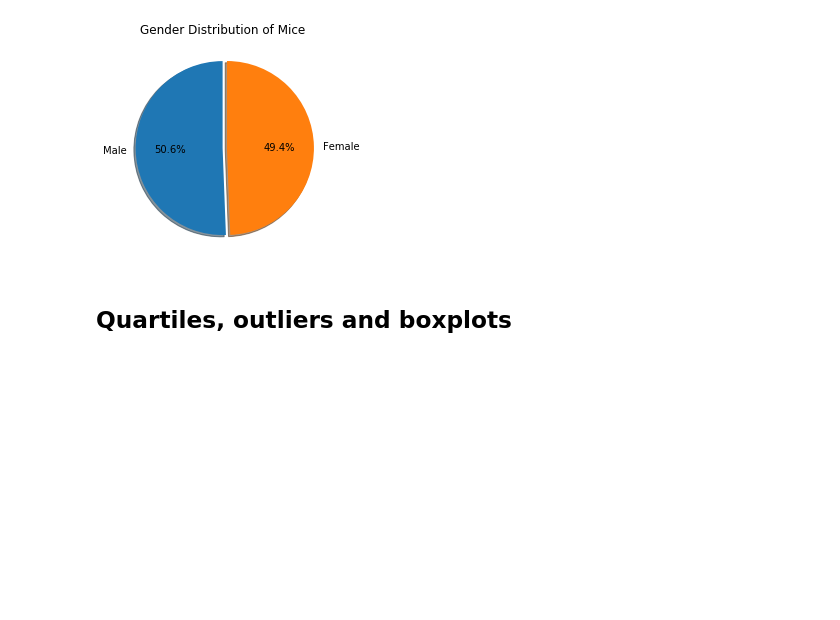
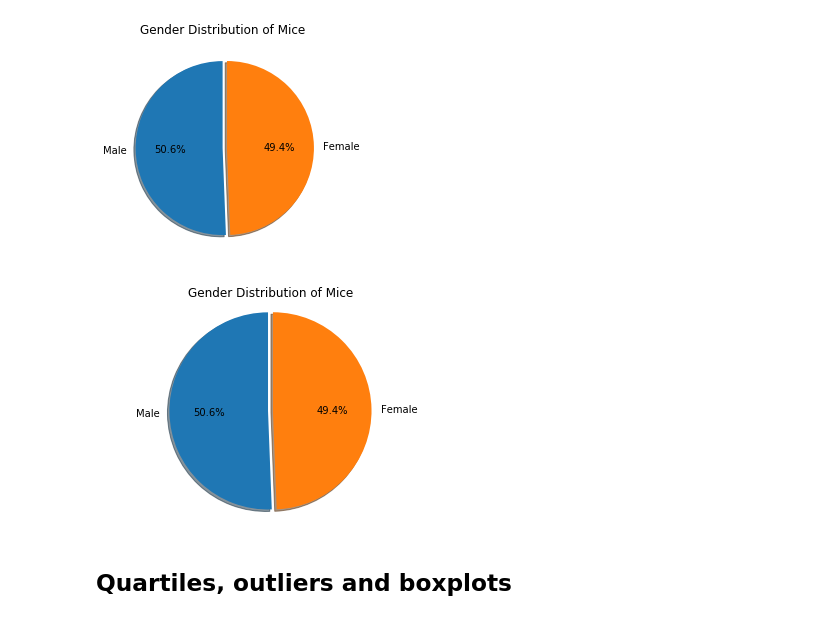
Before and after one commit to dylanm2094/matplotlib-challenge, a Jupyter notebook: hw5_starter.ipynb, the cells around one changed output. Drawn from its saved outputs; the diff is of its cells as text; code cells hidden in the pictures; blank space fills up the shorter version.

```diff
--- a/hw5_starter.ipynb
+++ b/hw5_starter.ipynb
@@ -85,6 +100,14 @@ plt.show()
 [figure]
 # %%
 # Generate a pie plot showing the distribution of female versus male mice using pyplot
+labels = df['Sex'].unique().tolist()
+slices = gender_count.tolist()
+plt.pie(slices, explode=explode, labels=labels, autopct="%1.1f%%", shadow=True, startangle=90)
+plt.title("Gender Distribution of Mice")
+plt.axis('equal')
+plt.show()
+# %% [output]
+[figure, added]
 # %% [markdown]
 ## Quartiles, outliers and boxplots
 # %%
```
Also changed, not shown: parts of 8 cells of this notebook.
